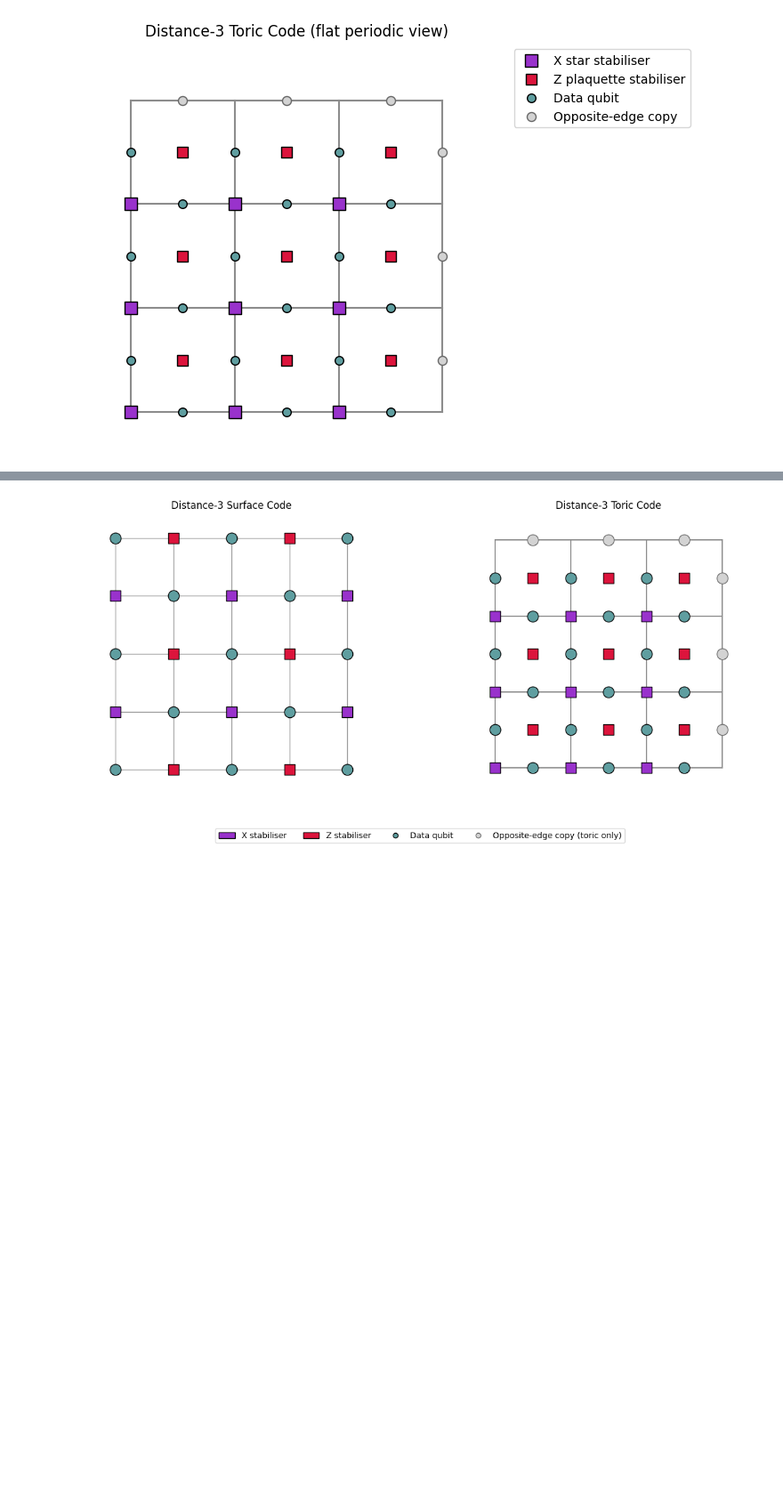
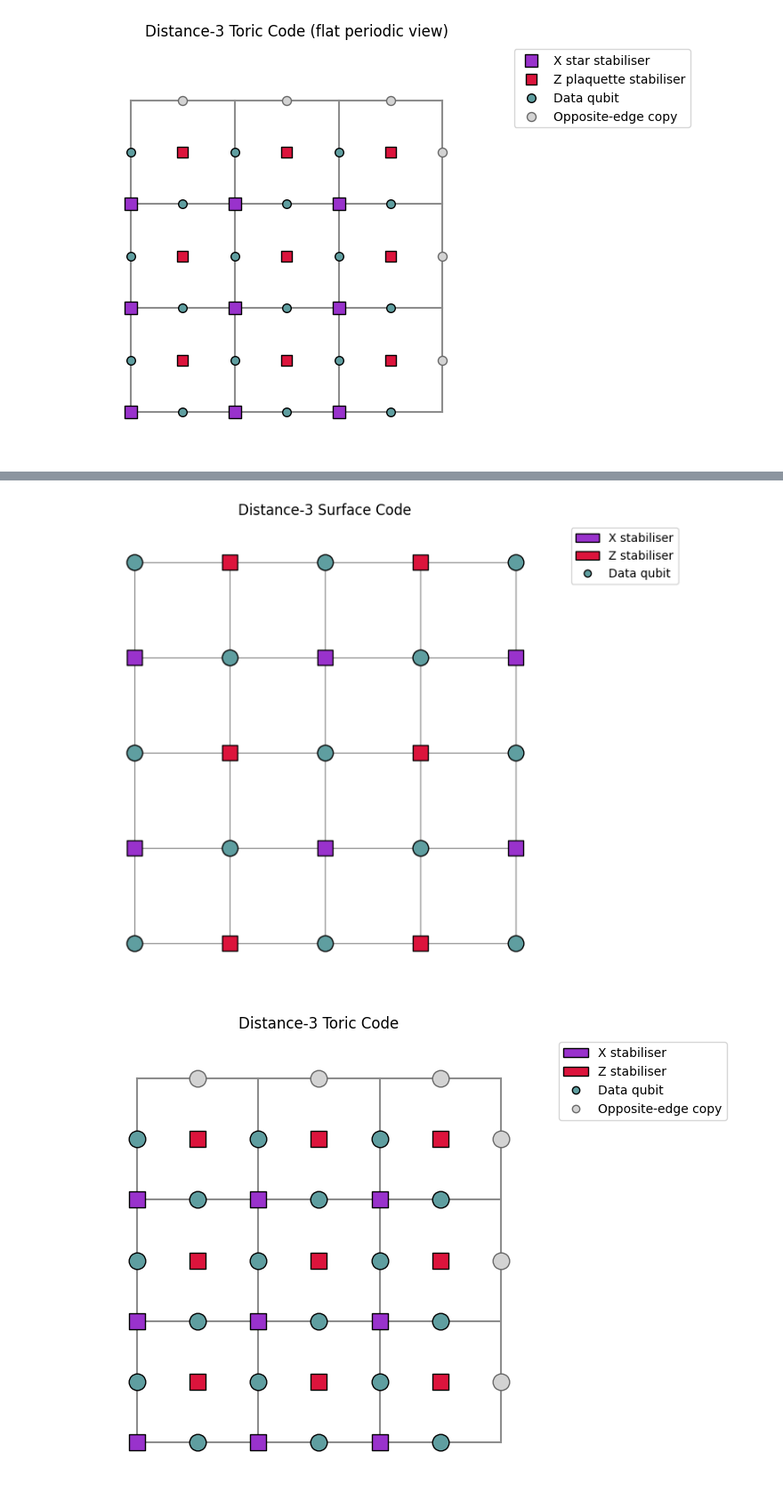
Before and after one commit to laramoyanotaylor/GKP_QEC_Project_Code, a Jupyter notebook: Hypergraph_to_SurfaceCode.ipynb, the cells around one changed output, grey strips where cells are left out. Shown at 89% size. Saved outputs shown, nothing was run; the diff lists cells and outputs as text; code cells hidden in the pictures; blank space fills up the shorter version.

Commit message:
diss code images added

```diff
--- a/Hypergraph_to_SurfaceCode.ipynb
+++ b/Hypergraph_to_SurfaceCode.ipynb
@@ -282,7 +297,8 @@ toric_code_image(d=3)
 # %%
-## Surface and toric codes side by side with one shared key
+## Surface and toric codes as two separate plots
 def compare_surface_and_toric(Hx, Hz, d=3):
-    fig, (ax_surface, ax_toric) = plt.subplots(1, 2, figsize=(13, 6))
+    fig_surface, ax_surface = plt.subplots(figsize=(7, 6))
+    fig_toric, ax_toric = plt.subplots(figsize=(7, 6))
     node_size = 180  # Identical marker area in both panels.
 
     # Surface-code panel (same layout as surface_code_image, without node labels).
@@ -326,35 +342,41 @@ def compare_surface_and_toric(Hx, Hz, d=3):
     plaquettes = [(x + 0.5, y + 0.5) for y in range(d) for x in range(d)]
     data_qubits = ([(x + 0.5, y) for y in range(d) for x in range(d)] +
                    [(x, y + 0.5) for y in range(d) for x in range(d)])
     copies = ([(d, y + 0.5) for y in range(d)] +
               [(x + 0.5, d) for x in range(d)])
     sx, sy = zip(*stars)
     px, py = zip(*plaquettes)
     qx, qy = zip(*data_qubits)
     gx, gy = zip(*copies)
     ax_toric.scatter(sx, sy, c=X_COLOUR, marker='s', s=node_size, edgecolors='black', zorder=4)
     ax_toric.scatter(px, py, c=Z_COLOUR, marker='s', s=node_size, edgecolors='black', zorder=3)
     ax_toric.scatter(qx, qy, c=QUBIT_COLOUR, marker='o', s=node_size, edgecolors='black', zorder=5)
     ax_toric.scatter(gx, gy, c=COPY_COLOUR, marker='o', s=node_size,
                      edgecolors=COPY_EDGE_COLOUR, zorder=5)
     ax_toric.set_title(f'Distance-{d} Toric Code')
     ax_toric.set_aspect('equal')
     ax_toric.set_xlim(-0.35, d + 0.35)
     ax_toric.set_ylim(-0.35, d + 0.35)
     ax_toric.axis('off')
 
-    shared_key = [
+    surface_key = [
         mpatches.Patch(facecolor=X_COLOUR, edgecolor='black', label='X stabiliser'),
         mpatches.Patch(facecolor=Z_COLOUR, edgecolor='black', label='Z stabiliser'),
         plt.Line2D([], [], marker='o', linestyle='none', markerfacecolor=QUBIT_COLOUR,
                    markeredgecolor='black', label='Data qubit'),
+    ]
+    ax_surface.legend(handles=surface_key, loc='upper left', bbox_to_anchor=(1.02, 1.0))
+    fig_surface.tight_layout()
+
+    toric_key = surface_key + [
         plt.Line2D([], [], marker='o', linestyle='none', markerfacecolor=COPY_COLOUR,
-                   markeredgecolor=COPY_EDGE_COLOUR, label='Opposite-edge copy (toric only)'),
+                   markeredgecolor=COPY_EDGE_COLOUR, label='Opposite-edge copy'),
     ]
-    fig.legend(handles=shared_key, loc='lower center', ncol=4, frameon=True)
-    fig.tight_layout(rect=(0, 0.12, 1, 1))
+    ax_toric.legend(handles=toric_key, loc='upper left', bbox_to_anchor=(1.02, 1.0))
+    fig_toric.tight_layout()
     plt.show()
 
 compare_surface_and_toric(Hx, Hz, d=3)
 # %% [output]
-[figure, old version]
+[figure, new version]
+[figure, added]
```
Also changed, not shown: parts of 10 cells of this notebook.
